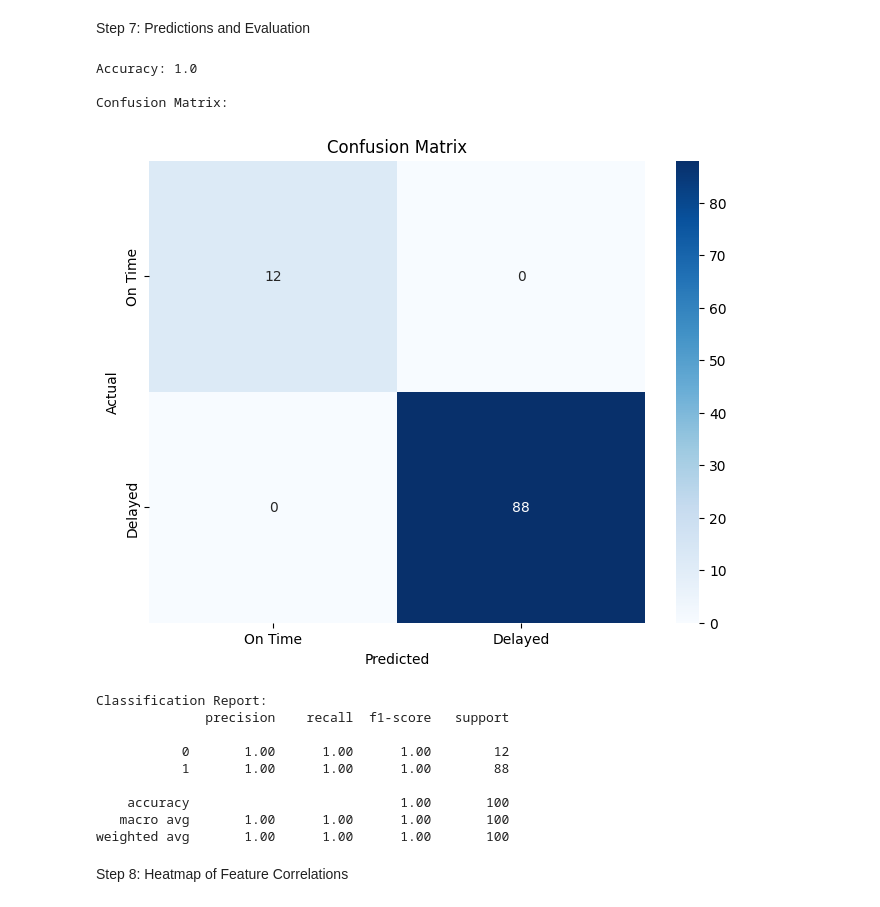
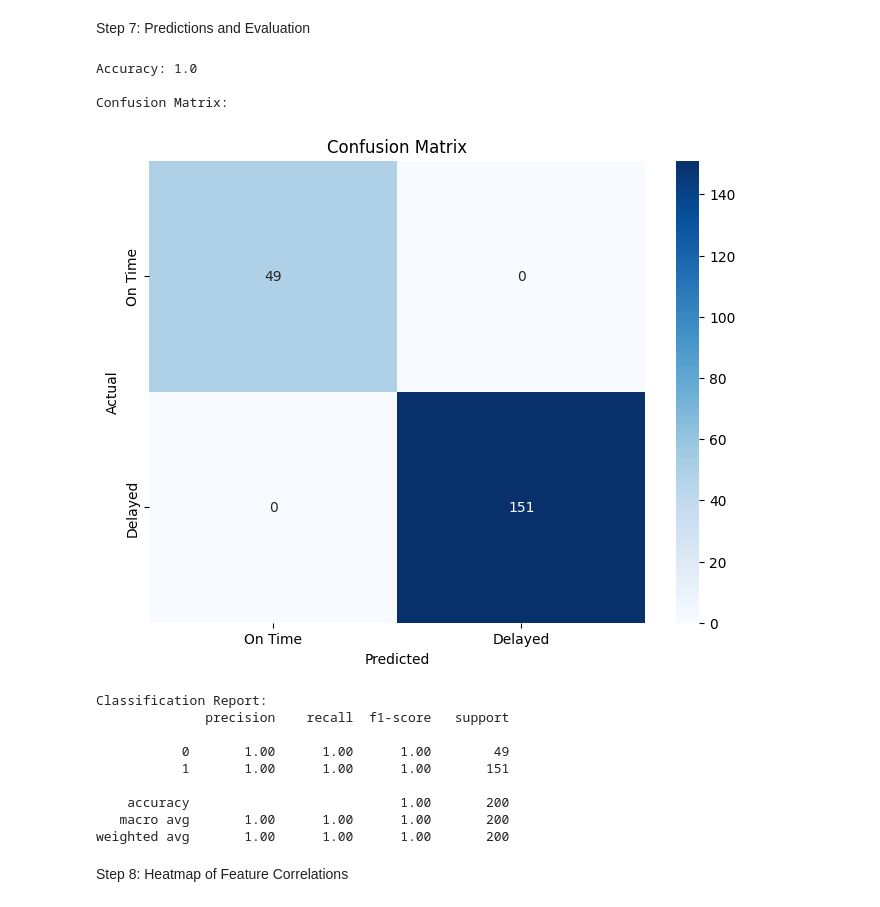
Before and after one commit to shrisha337-beep/Library-Slip-Tracker, a Jupyter notebook: Library_slip_tracker.ipynb, the cells around one changed output. Cells and saved outputs as stored; diff of their text form; code cells hidden in the pictures.

```diff
--- a/Library_slip_tracker.ipynb
+++ b/Library_slip_tracker.ipynb
@@ -41,6 +41,8 @@ from sklearn.metrics import accuracy_score, confusion_matrix, classification_rep
 Step 2: Generate Synthetic DataSet (500 entries)
 # %%
 #SetUp
+import numpy as np # Import numpy
+from datetime import timedelta, datetime # Import timedelta and datetime
 np.random.seed(42)
 student = ['Raghav Singh','Rahul Sharma','Anjali Khanna','Khushi Mukhija','Shreeja Chaturvedi','Megha Jain','Kunal Mehta','Ananya Shroff','Karan Ahuja','Sneha Kapoor',
                  'Rohit Kashyap','Megha Jain','Vivek Agrawal','Isha Khanna','Aman Verma','Priya Desai','Shreya Sharma']
@@ -54,14 +56,12 @@ n = 500
 fine_per_day = 1
 start_date = datetime(2025,1,1)
 
-#17 offsets from -2 to 14
-return_offsets = list(range(-2,15))
-#17 probabilities matching above
-probabilities = np.array([0.03, 0.03, 0.06, 0.06, 0.06, 0.06, 0.06,
-                          0.05, 0.05, 0.05, 0.05, 0.05, 0.05, 0.05,
-                          0.05, 0.05, 0.05])
+# Original return_offsets and probabilities
+return_offsets = list(range(-5, 15))
+probabilities = np.array([0.05, 0.05, 0.05, 0.05, 0.05, 0.05, 0.05, 0.05, 0.05, 0.05, 0.05, 0.05, 0.05, 0.05, 0.05, 0.05, 0.05, 0.05, 0.05, 0.05])
 #Normalize to sum to 1.0
 probabilities = probabilities/probabilities.sum()
+
 
 #Generate Data
 data = []
@@ -77,6 +77,7 @@ for i in range(n):
     return_offset = random.choices(return_offsets, weights=probabilities, k=1)[0]
     return_date = due_date + timedelta(days=int(return_offset)) # Calculate return_date relative to due_date
 
+
     delay_days = max(0,(return_date - due_date).days)
     fine_amount = delay_days * fine_per_day
 
@@ -357,40 +453,40 @@ Support Vector Machine (SVM) Accuracy: 91.00%
 # %% [markdown]
 Step 7: Predictions and Evaluation
 # %%
-y_pred = model.predict(X_test)
+y_pred = rf_model.predict(X_test) # Changed 'model' to 'rf_model'
 accuracy = accuracy_score(Y_test,y_pred)
 conf_matrix = confusion_matrix(Y_test,y_pred)
 class_report = classification_report(Y_test,y_pred)
 
 print(f"\nAccuracy: {accuracy}")
 print("\nConfusion Matrix:")
 
 #Confusion Matrix
 cm = confusion_matrix(Y_test, y_pred)
 plt.figure(figsize=(8, 6))
 sns.heatmap(cm, annot=True, fmt='d', cmap='Blues', xticklabels=['On Time', 'Delayed'],
             yticklabels=['On Time', 'Delayed']) # Corrected ytickables to yticklabels
 plt.xlabel("Predicted")
 plt.ylabel("Actual")
 plt.title("Confusion Matrix")
 plt.show()
 
 print("\nClassification Report:")
 print(class_report)
 # %% [output]
 Accuracy: 1.0
 
 Confusion Matrix:
-[figure, old version]
+[figure, new version]
 Classification Report:
               precision    recall  f1-score   support
 
-           0       1.00      1.00      1.00        12
-           1       1.00      1.00      1.00        88
+           0       1.00      1.00      1.00        49
+           1       1.00      1.00      1.00       151
 
-    accuracy                           1.00       100
-   macro avg       1.00      1.00      1.00       100
-weighted avg       1.00      1.00      1.00       100
+    accuracy                           1.00       200
+   macro avg       1.00      1.00      1.00       200
+weighted avg       1.00      1.00      1.00       200
 # %% [markdown]
 Step 8: Heatmap of Feature Correlations
 # %%
```
Also changed, not shown: parts of 13 cells of this notebook.
